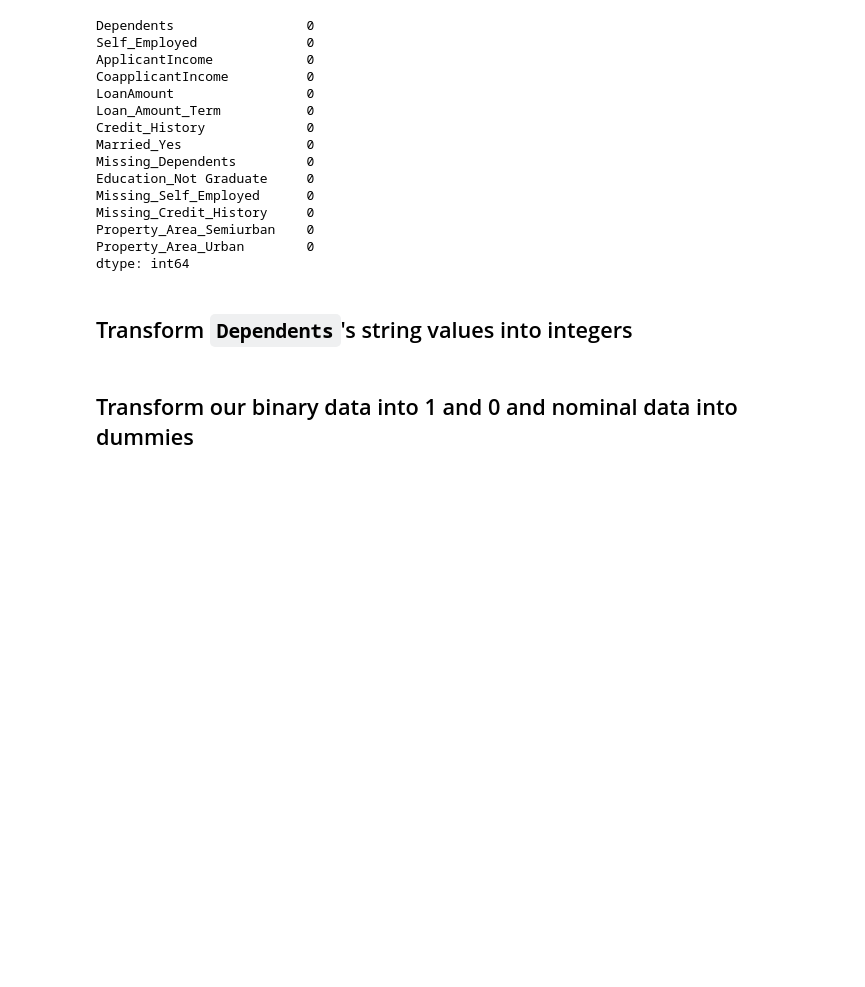
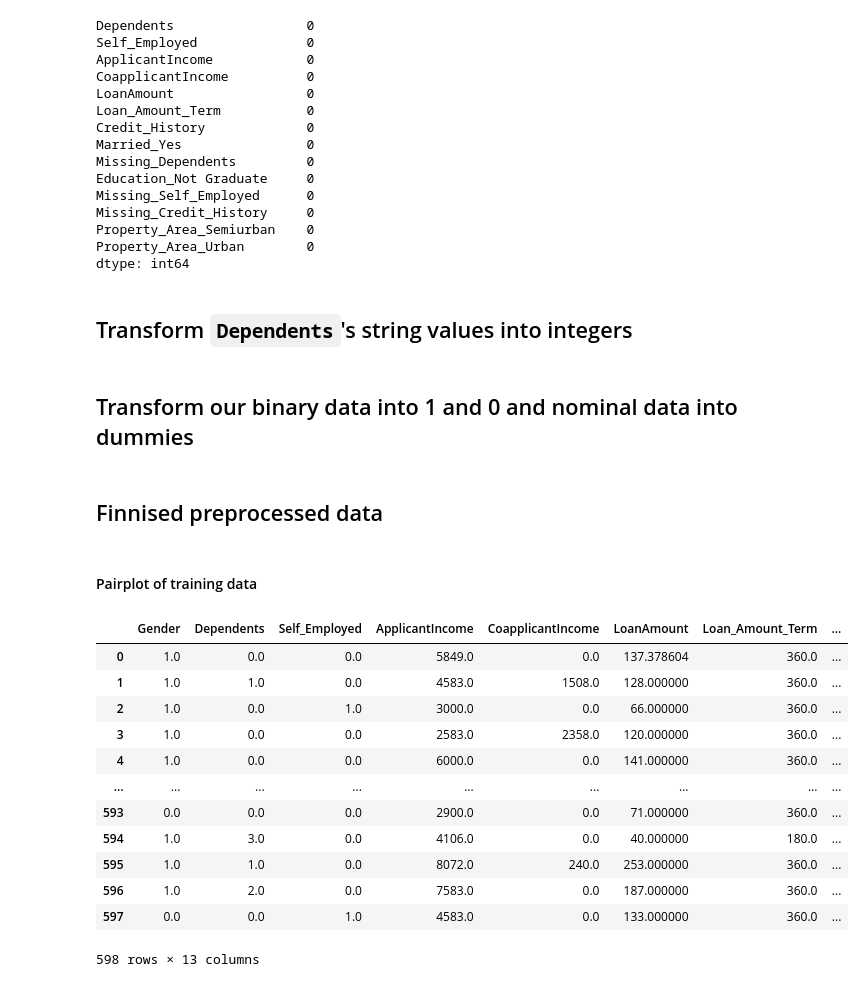
Before and after one commit to eirihoyh/TIN200_jun2021, a Jupyter notebook: first_look_on_data.ipynb, the cells around one changed output. Cells and saved outputs as stored; diff of their text form; code cells hidden in the pictures; blank space fills up the shorter version.

```diff
--- a/first_look_on_data.ipynb
+++ b/first_look_on_data.ipynb
@@ -390,3 +390,5 @@ dtype: int64
 ## Transform our binary data into 1 and 0 and nominal data into dummies
 # %%
 #train_bin = pd.get_dummies(data=train, columns=["Gender", "Married", "Education", "Self_Employed", "Credit_History", "Property_Area", "Loan_Status"], drop_first=True)
+# %% [markdown]
+## Finnised preprocessed data
@@ -392,0 +493,18 @@ dtype: int64
+# %% [markdown]
+#### Pairplot of training data
+# %%
+X
+# %% [output]
+|  | Gender | Dependents | Self_Employed | ApplicantIncome | CoapplicantIncome | LoanAmount | Loan_Amount_Term | ... |
+| 0 | 1.0 | 0.0 | 0.0 | 5849.0 | 0.0 | 137.378604 | 360.0 | ... |
+| 1 | 1.0 | 1.0 | 0.0 | 4583.0 | 1508.0 | 128.000000 | 360.0 | ... |
+| 2 | 1.0 | 0.0 | 1.0 | 3000.0 | 0.0 | 66.000000 | 360.0 | ... |
+| 3 | 1.0 | 0.0 | 0.0 | 2583.0 | 2358.0 | 120.000000 | 360.0 | ... |
+| 4 | 1.0 | 0.0 | 0.0 | 6000.0 | 0.0 | 141.000000 | 360.0 | ... |
+| ... | ... | ... | ... | ... | ... | ... | ... | ... |
+| 593 | 0.0 | 0.0 | 0.0 | 2900.0 | 0.0 | 71.000000 | 360.0 | ... |
+| 594 | 1.0 | 3.0 | 0.0 | 4106.0 | 0.0 | 40.000000 | 180.0 | ... |
+| 595 | 1.0 | 1.0 | 0.0 | 8072.0 | 240.0 | 253.000000 | 360.0 | ... |
+| 596 | 1.0 | 2.0 | 0.0 | 7583.0 | 0.0 | 187.000000 | 360.0 | ... |
+| 597 | 0.0 | 0.0 | 1.0 | 4583.0 | 0.0 | 133.000000 | 360.0 | ... |
+598 rows × 13 columns
```
Also changed, not shown: parts of 4 cells of this notebook, 6 other files.
